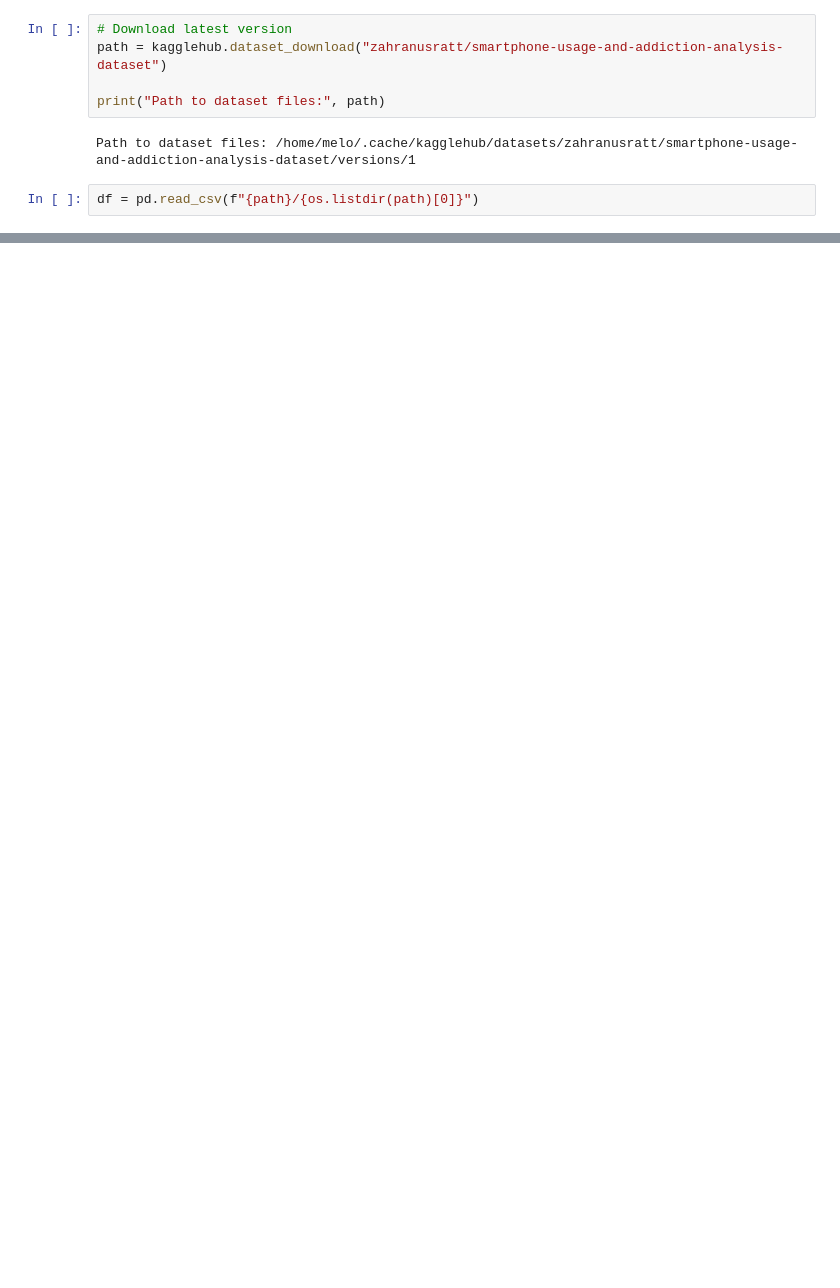
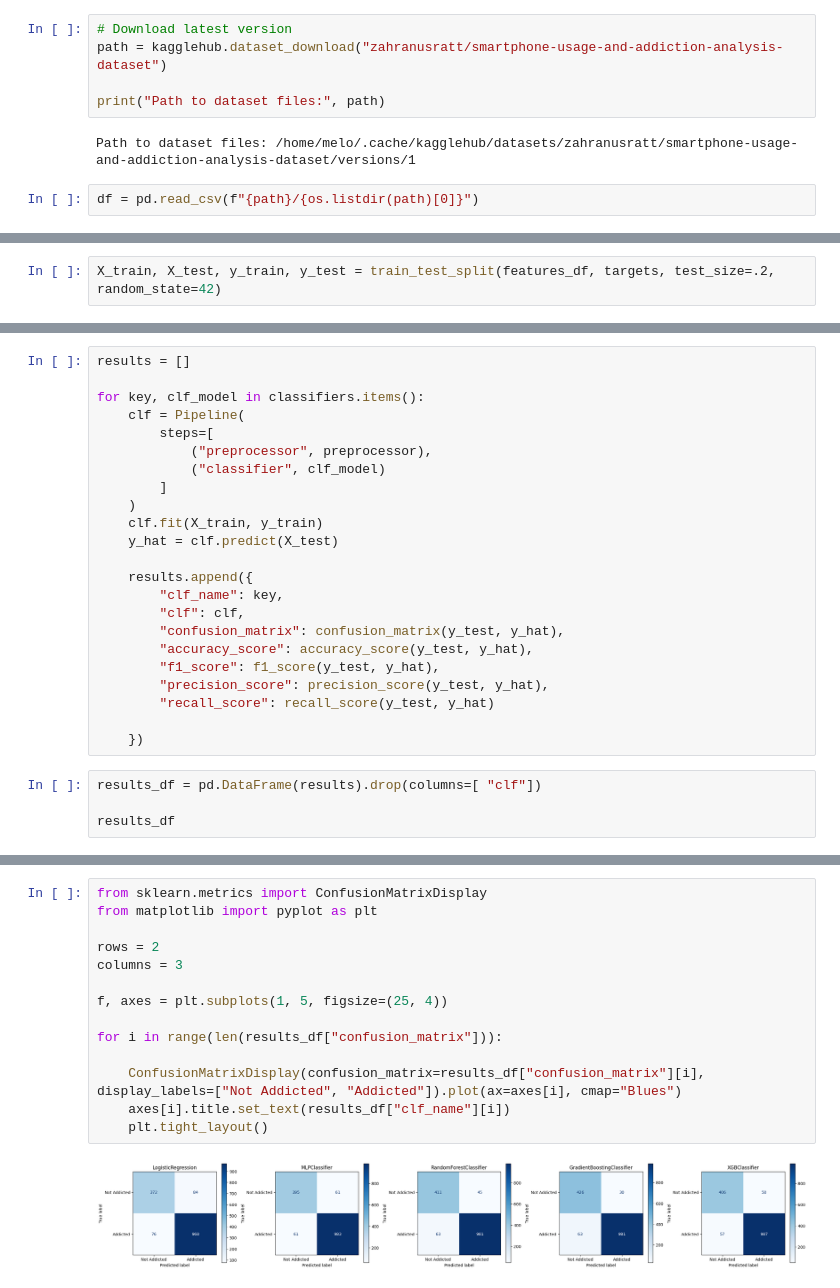
Before and after one commit to m3ll0c/data-science, a Jupyter notebook: PEL309-Paper_Experiments.ipynb, the cells around one changed output, grey strips where cells are left out. Drawn from its saved outputs; the diff is of its cells as text; blank space fills up the shorter version.

Commit message:
classification and pipelines added

```diff
--- a/PEL309-Paper_Experiments.ipynb
+++ b/PEL309-Paper_Experiments.ipynb
@@ -45,0 +145,2 @@ Index(['transaction_id', 'user_id', 'age', 'gender', 'daily_screen_time_hours',
+# %%
+X_train, X_test, y_train, y_test = train_test_split(features_df, targets, test_size=.2, random_state=42)
@@ -45,0 +226,27 @@ Index(['transaction_id', 'user_id', 'age', 'gender', 'daily_screen_time_hours',
+# %%
+results = []
+
+for key, clf_model in classifiers.items():
+    clf = Pipeline(
+        steps=[
+            ("preprocessor", preprocessor),
+            ("classifier", clf_model)
+        ]
+    )
+    clf.fit(X_train, y_train)
+    y_hat = clf.predict(X_test)
+
+    results.append({
+        "clf_name": key,
+        "clf": clf,
+        "confusion_matrix": confusion_matrix(y_test, y_hat),
+        "accuracy_score": accuracy_score(y_test, y_hat),
+        "f1_score": f1_score(y_test, y_hat),
+        "precision_score": precision_score(y_test, y_hat),
+        "recall_score": recall_score(y_test, y_hat)
+
+    })
+# %%
+results_df = pd.DataFrame(results).drop(columns=[ "clf"])
+
+results_df
@@ -45,0 +260,16 @@ Index(['transaction_id', 'user_id', 'age', 'gender', 'daily_screen_time_hours',
+# %%
+from sklearn.metrics import ConfusionMatrixDisplay
+from matplotlib import pyplot as plt
+
+rows = 2
+columns = 3
+
+f, axes = plt.subplots(1, 5, figsize=(25, 4))
+
+for i in range(len(results_df["confusion_matrix"])):
+
+    ConfusionMatrixDisplay(confusion_matrix=results_df["confusion_matrix"][i], display_labels=["Not Addicted", "Addicted"]).plot(ax=axes[i], cmap="Blues")
+    axes[i].title.set_text(results_df["clf_name"][i])
+    plt.tight_layout()
+# %% [output]
+[figure, added]
```
Also changed, not shown: parts of 22 cells of this notebook, 1 other file.
